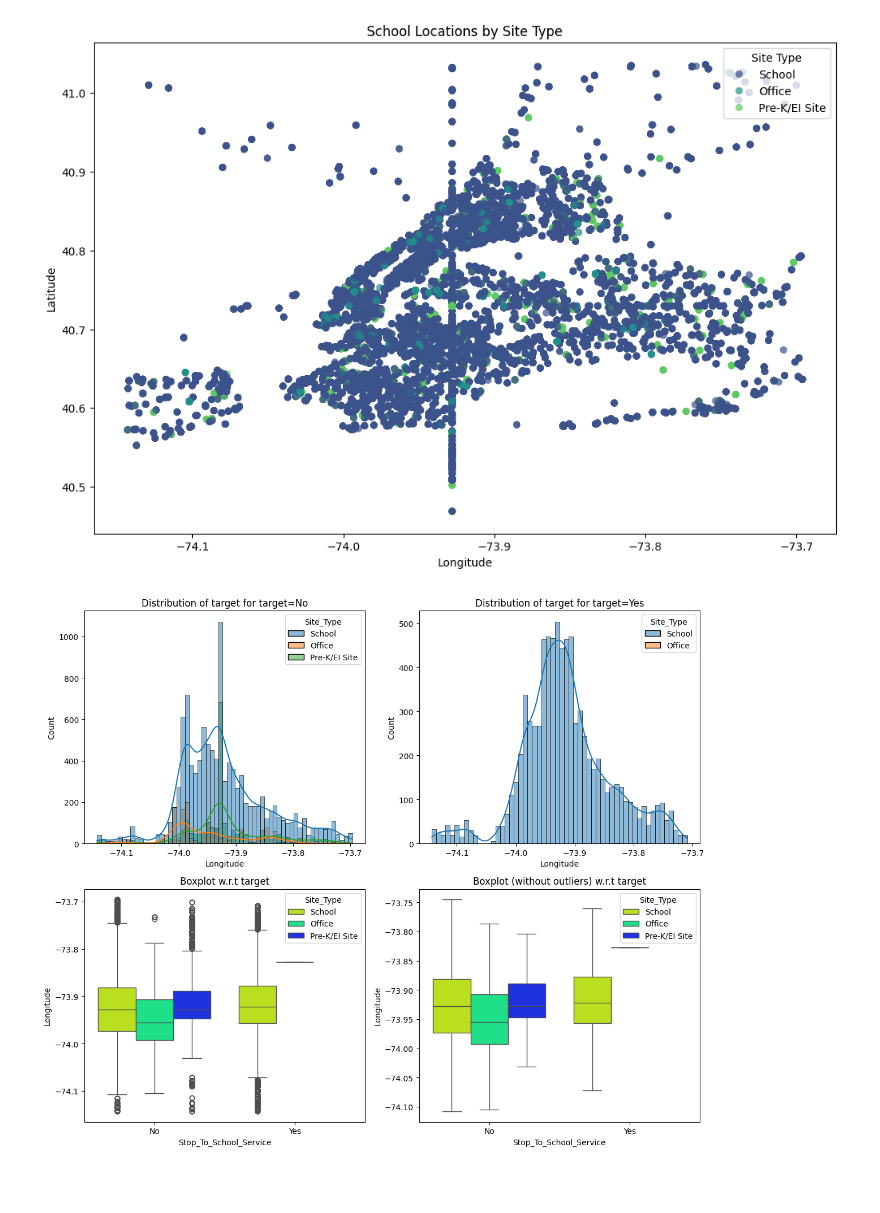
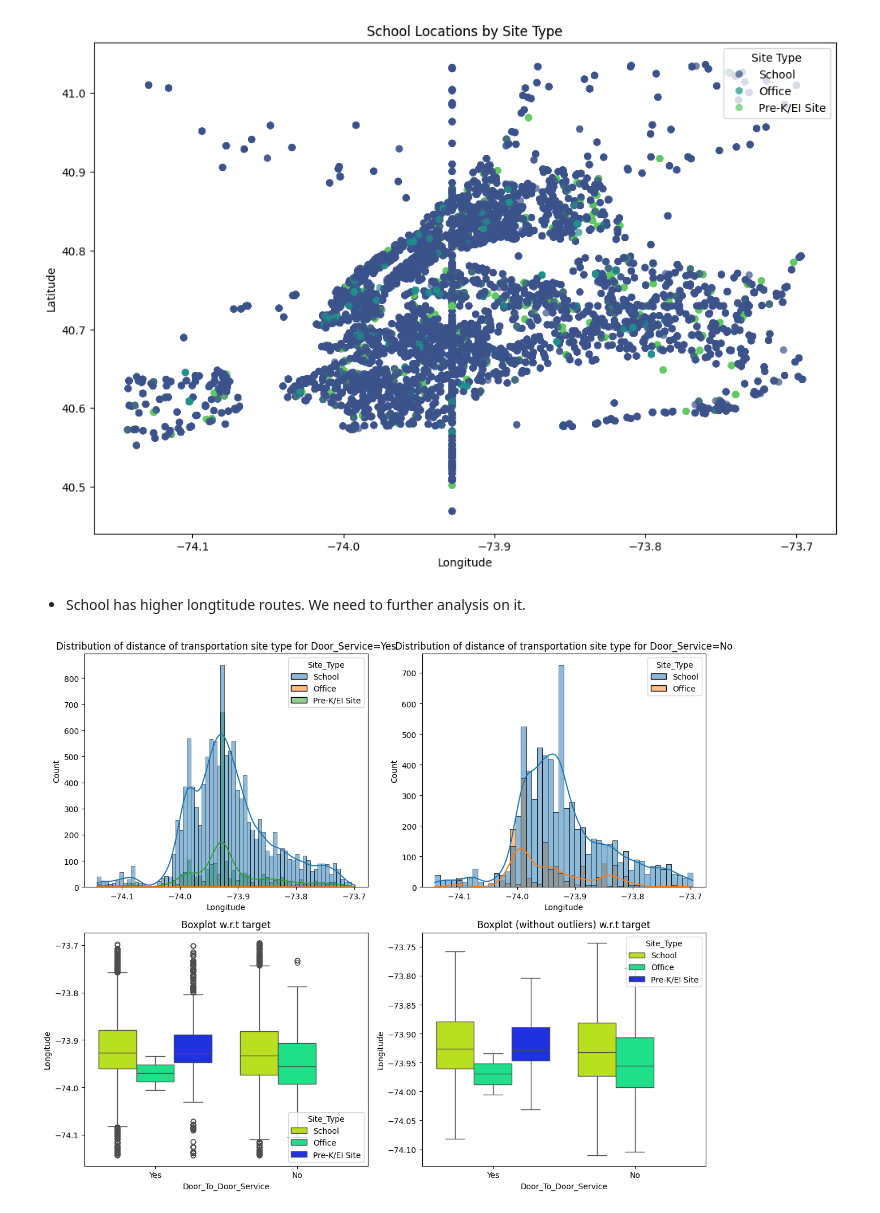
Before and after one commit to Hossain-MD-Rafat/Miditerm-Project-Analyzing-New-York-City-Data, a Jupyter notebook: Scalable_Database_Mid_Project.ipynb, the cells around one changed output. Drawn from its saved outputs; the diff is of its cells as text; code cells hidden in the pictures; blank space fills up the shorter version.

Commit message:
objectives and visualization

```diff
--- a/Scalable_Database_Mid_Project.ipynb
+++ b/Scalable_Database_Mid_Project.ipynb
@@ -878,6 +902,10 @@ plt.legend(title='Site Type', loc='upper right')
 plt.show()
 # %% [output]
 [figure]
+# %% [markdown]
+
+
+*   School has higher longtitude routes. We need to further analysis on it.
 # %%
 ### Function to plot distributions
 
@@ -887,7 +915,7 @@ def distribution_plot_wrt_target(data, predictor, target, hue):
 
     target_uniq = data[target].unique()
 
-    axs[0, 0].set_title("Distribution of target for target=" + str(target_uniq[0]))
+    axs[0, 0].set_title("Distribution of distance of transportation site type for Door_Service=" + str(target_uniq[0]))
     sns.histplot(
         data=data[data[target] == target_uniq[0]],
         x=predictor,
@@ -897,7 +925,7 @@ def distribution_plot_wrt_target(data, predictor, target, hue):
         color="teal",
     )
 
-    axs[0, 1].set_title("Distribution of target for target=" + str(target_uniq[1]))
+    axs[0, 1].set_title("Distribution of distance of transportation site type for Door_Service=" + str(target_uniq[1]))
     sns.histplot(
         data=data[data[target] == target_uniq[1]],
         x=predictor,
@@ -924,6 +952,6 @@ def distribution_plot_wrt_target(data, predictor, target, hue):
     plt.tight_layout()
     plt.show()
 # %%
-distribution_plot_wrt_target(sites_df, "Longitude", "Stop_To_School_Service", "Site_Type")
+distribution_plot_wrt_target(sites_df, "Longitude", "Door_To_Door_Service", "Site_Type")
 # %% [output]
-[figure, old version]
+[figure, new version]
```
Also changed, not shown: parts of 9 cells of this notebook.
